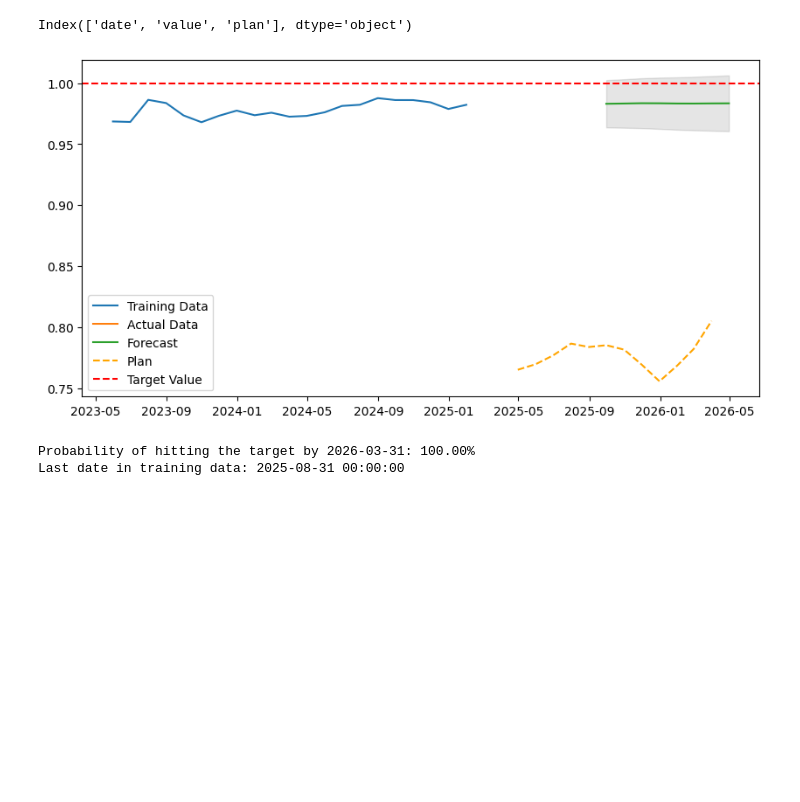
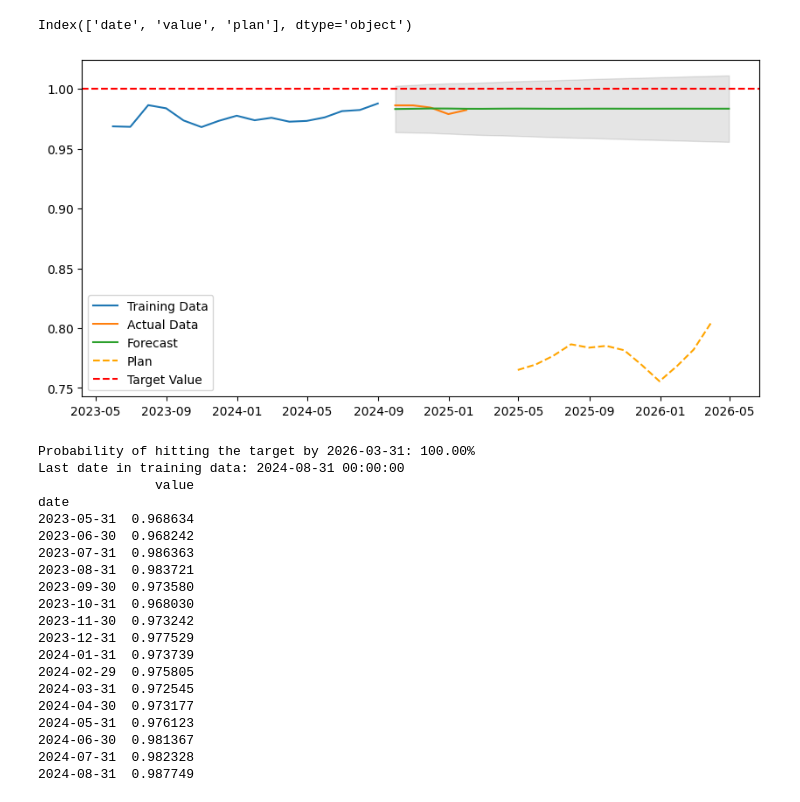
Before and after one commit to martindata999/se_planning_forecasting, a Jupyter notebook: planning_forecasting 4hrs.ipynb, the cells around one changed output. Drawn from its saved outputs; the diff is of its cells as text; code cells hidden in the pictures; blank space fills up the shorter version.

Commit message:
Fixed test subset to ignore future values

```diff
--- a/planning_forecasting 4hrs.ipynb
+++ b/planning_forecasting 4hrs.ipynb
@@ -95,4 +93,5 @@ data_4hrs_forecast = data_4hrs_actual
 # %%
+data_4hrs_forecast = data_4hrs_actual
 
 # Ensure the date column is parsed as datetime and set as index
 # data_52wks_forecast['date'] = pd.to_datetime(data_52wks_forecast['date'])
@@ -118,43 +117,63 @@ target_date = '2026-03-31'
 target_value = 1
 
 # Split data into training and testing sets
-train = data_4hrs_forecast[:int(0.8*len(data_4hrs_forecast))]
-test = data_4hrs_forecast[int(0.8*len(data_4hrs_forecast)):]
+# Find the length of data_4hrs_forecast ignoring missing values
+length = len(data_4hrs_forecast.dropna())
+train = data_4hrs_forecast[:int(0.8*length)]
+test = data_4hrs_forecast[int(0.8*length):]
 
 # Fit ARIMA model
 model = ARIMA(endog, order=(5,1,0))
 model_fit = model.fit()
 
 # Forecast up to the target date
 forecast_steps = len(pd.date_range(start=train.index[-1], end=target_date, freq='M'))
 forecast_result = model_fit.get_forecast(steps=forecast_steps)
 forecast = forecast_result.predicted_mean
 conf_int = forecast_result.conf_int()
 
 # Create a date range for the forecast
 forecast_index = pd.date_range(start=train.index[-1], periods=forecast_steps + 1, freq='M')[1:]
 
 # Plot forecast with confidence intervals
 plt.figure(figsize=(10,5))
-plt.plot(train, label='Training Data')
-plt.plot(test, label='Actual Data')
+plt.plot(train.index, train['value'], label='Training Data')
+plt.plot(test.index, test['value'], label='Actual Data')
 plt.plot(forecast_index, forecast, label='Forecast')
 plt.fill_between(forecast_index, conf_int.iloc[:, 0], conf_int.iloc[:, 1], color='k', alpha=0.1)
 # Plot the plan data from data_4hrs_plan
 plt.plot(data_4hrs_plan['date'], data_4hrs_plan['plan'], label='Plan', color='orange', linestyle='--')
 
 plt.axhline(y=target_value, color='r', linestyle='--', label='Target Value')
 # plt.plot(data_52wks_forecast.index, data_52wks_forecast['plan'], label='Plan', color='orange')
 plt.legend()
 plt.show()
 
 # Calculate probability of hitting target on the target date
 target_conf_int = conf_int.iloc[-1]  # Confidence interval on the target date
 probability = np.mean((target_conf_int[0] <= target_value) & (target_conf_int[1] >= target_value))
 print(f'Probability of hitting the target by {target_date}: {probability*100:.2f}%')
 
 print("Last date in training data:", train.index[-1])
 # %% [output]
-[figure, old version]
+[figure, new version]
 Probability of hitting the target by 2026-03-31: 100.00%
-Last date in training data: 2025-08-31 00:00:00
+Last date in training data: 2024-08-31 00:00:00
+               value
+date
+2023-05-31  0.968634
+2023-06-30  0.968242
+2023-07-31  0.986363
+2023-08-31  0.983721
+2023-09-30  0.973580
+2023-10-31  0.968030
+2023-11-30  0.973242
+2023-12-31  0.977529
+2024-01-31  0.973739
+2024-02-29  0.975805
+2024-03-31  0.972545
+2024-04-30  0.973177
+2024-05-31  0.976123
+2024-06-30  0.981367
+2024-07-31  0.982328
+2024-08-31  0.987749
```
Also changed, not shown: parts of 1 cell of this notebook.
